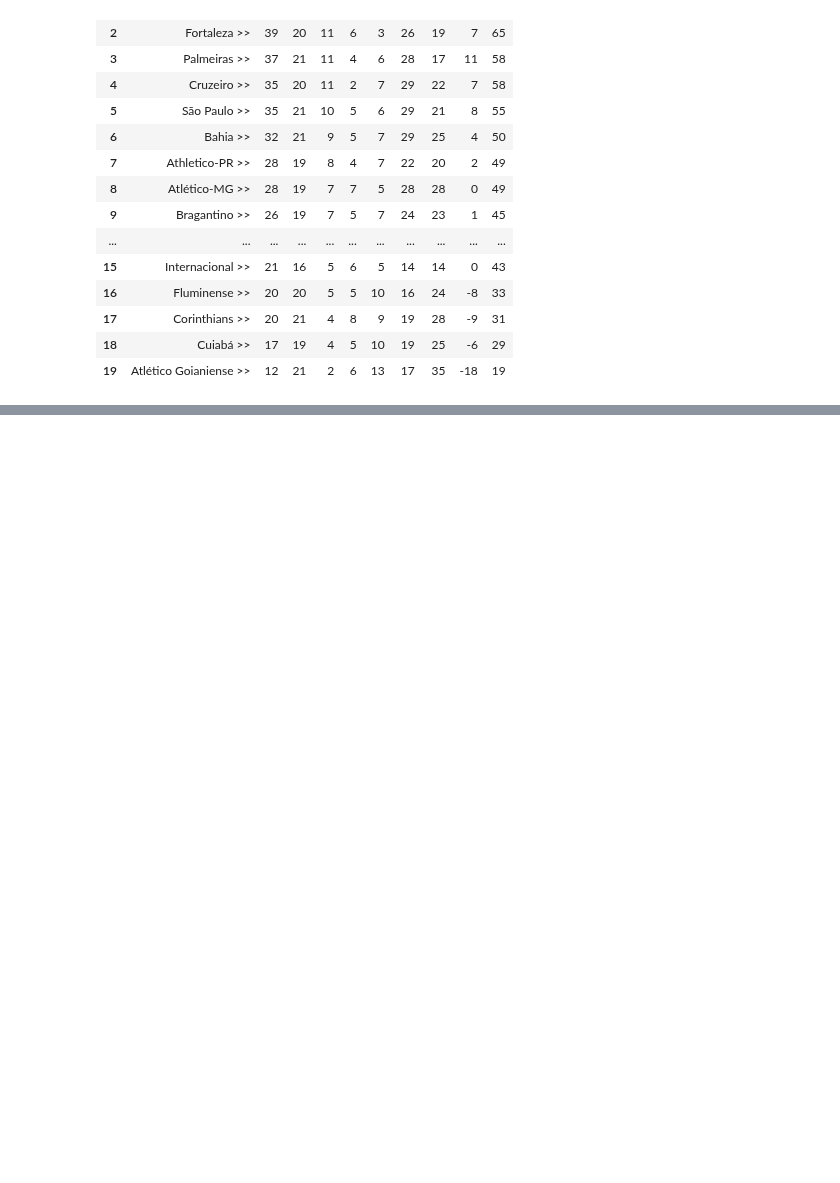
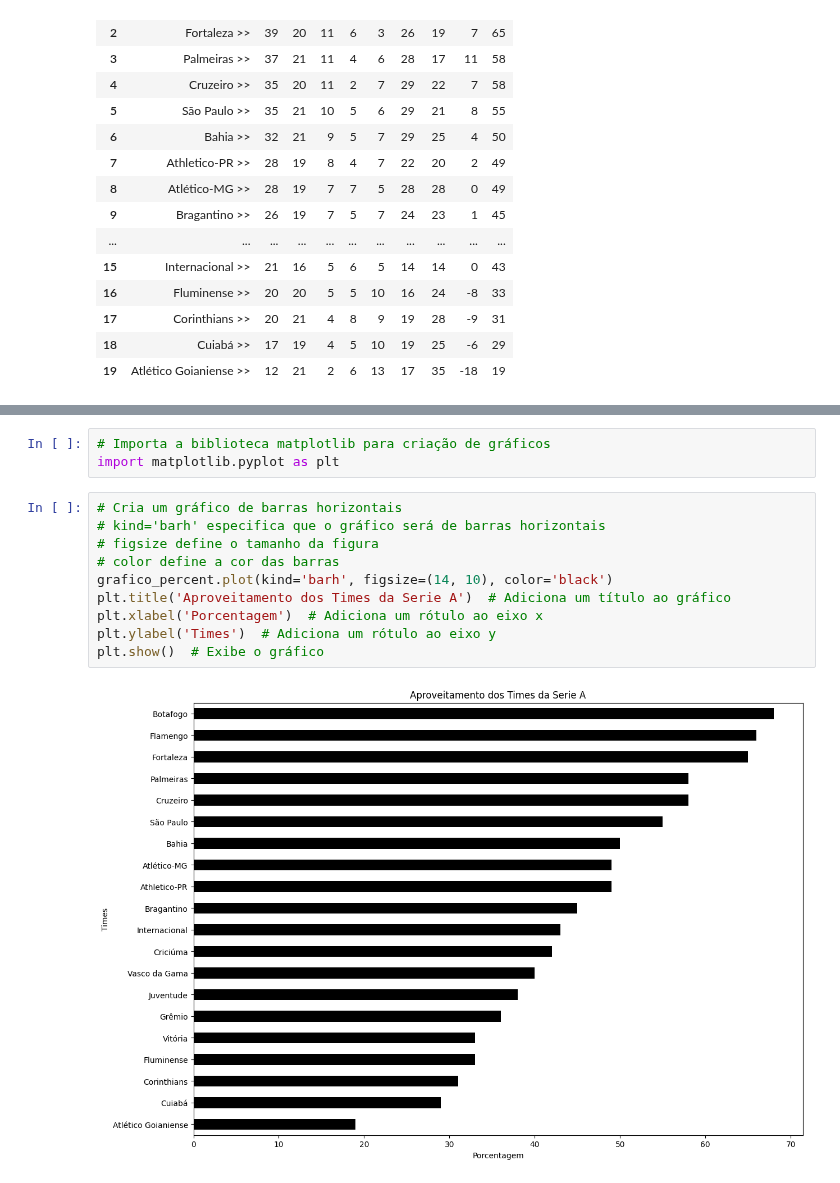
Before and after one commit to maclausk/python-ia-senai-df, a Jupyter notebook: 07082024.ipynb, the cells around one changed output, grey strips where cells are left out. Drawn from its saved outputs; the diff is of its cells as text; blank space fills up the shorter version.

```diff
--- a/07082024.ipynb
+++ b/07082024.ipynb
@@ -293,0 +342,15 @@ grafico_percent.plot(kind='barh', figsize=(14, 10), color='black')
+# %%
+# Importa a biblioteca matplotlib para criação de gráficos
+import matplotlib.pyplot as plt
+# %%
+# Cria um gráfico de barras horizontais
+# kind='barh' especifica que o gráfico será de barras horizontais
+# figsize define o tamanho da figura
+# color define a cor das barras
+grafico_percent.plot(kind='barh', figsize=(14, 10), color='black')
+plt.title('Aproveitamento dos Times da Serie A')  # Adiciona um título ao gráfico
+plt.xlabel('Porcentagem')  # Adiciona um rótulo ao eixo x
+plt.ylabel('Times')  # Adiciona um rótulo ao eixo y
+plt.show()  # Exibe o gráfico
+# %% [output]
+[figure, added]
```
Also changed, not shown: parts of 39 cells of this notebook.
